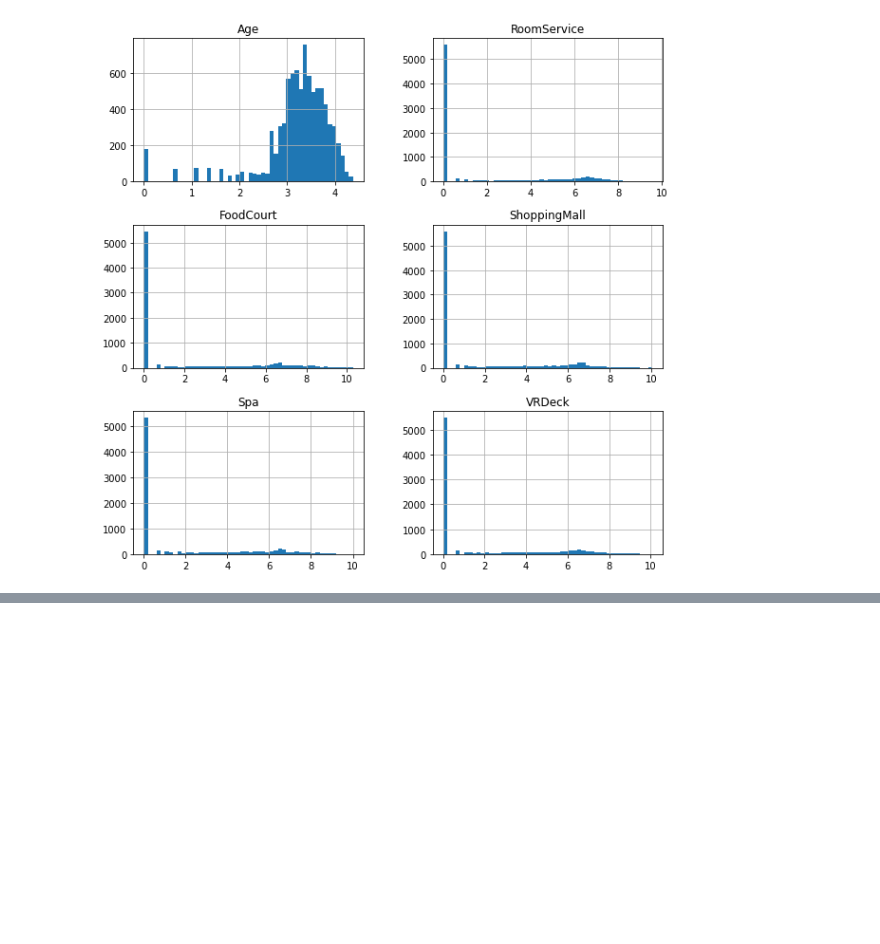
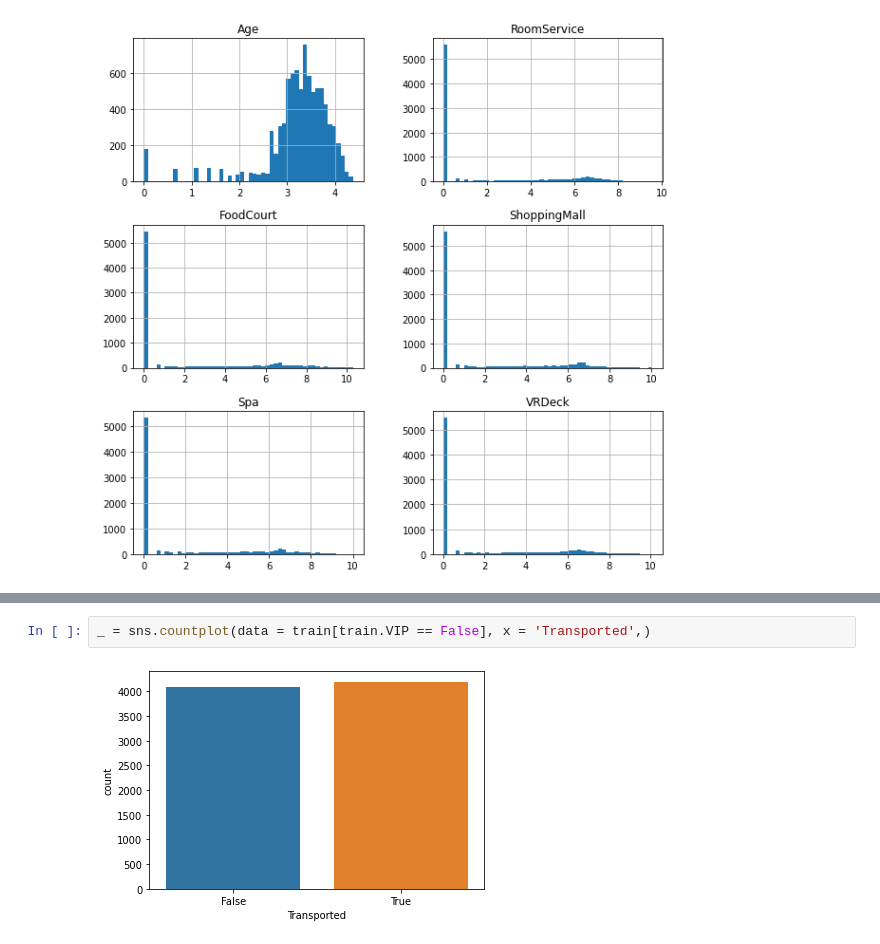
Before and after one commit to codelspak/Codelion_weekly_projects, a Jupyter notebook: WK27_Mini_project_Kaggle_ML_Classification_Spaceship_Titanic.ipynb, the cells around one changed output, grey strips where cells are left out. Saved outputs shown, nothing was run; the diff lists cells and outputs as text; blank space fills up the shorter version.

```diff
--- a/WK27_Mini_project_Kaggle_ML_Classification_Spaceship_Titanic.ipynb
+++ b/WK27_Mini_project_Kaggle_ML_Classification_Spaceship_Titanic.ipynb
@@ -96,0 +266,4 @@ array([[<matplotlib.axes._subplots.AxesSubplot object at 0x...>,
+# %%
+_ = sns.countplot(data = train[train.VIP == False], x = 'Transported',)
+# %% [output]
+[figure, added]
```
Also changed, not shown: parts of 51 cells of this notebook.
